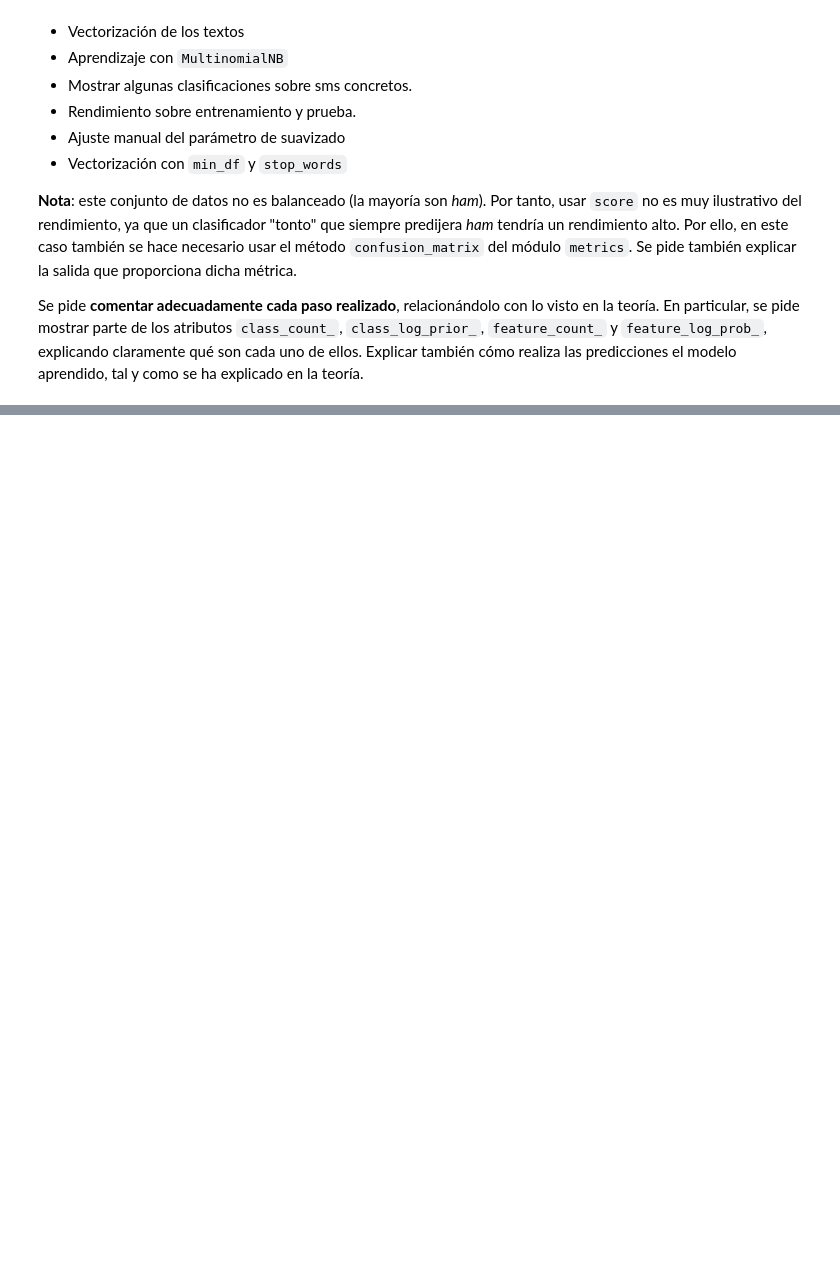
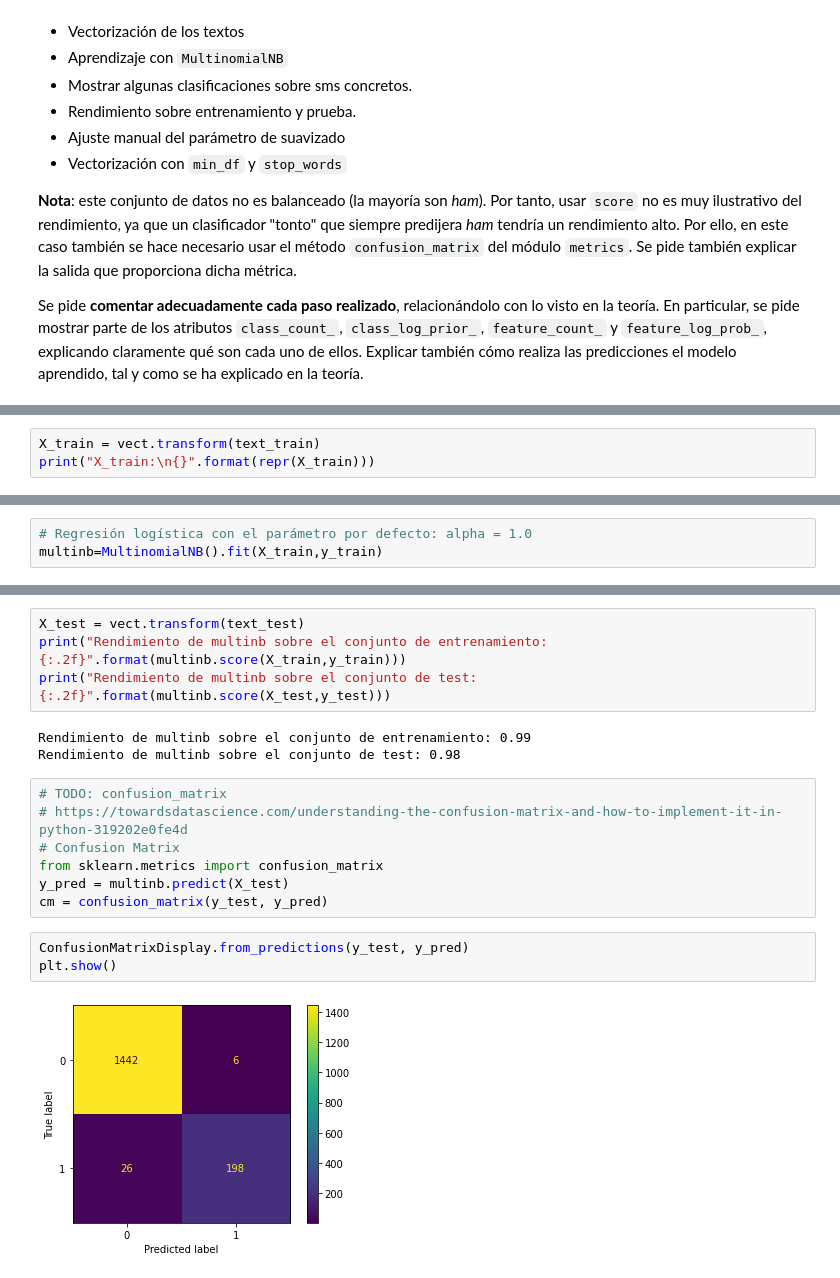
Before and after one commit to serrodcal-MII/AA-02-NB, a Jupyter notebook: Ejercicio Multinomial Naive Bayes.ipynb, the cells around one changed output, grey strips where cells are left out. Saved outputs shown, nothing was run; the diff lists cells and outputs as text; blank space fills up the shorter version.

```diff
--- a/Ejercicio Multinomial Naive Bayes.ipynb
+++ b/Ejercicio Multinomial Naive Bayes.ipynb
@@ -36,0 +111,3 @@ Se pide **comentar adecuadamente cada paso realizado**, relacionándolo con lo v
+# %%
+X_train = vect.transform(text_train)
+print("X_train:\n{}".format(repr(X_train)))
@@ -36,0 +132,3 @@ Se pide **comentar adecuadamente cada paso realizado**, relacionándolo con lo v
+# %%
+# Regresión logística con el parámetro por defecto: alpha = 1.0
+multinb=MultinomialNB().fit(X_train,y_train)
@@ -36,0 +184,19 @@ Se pide **comentar adecuadamente cada paso realizado**, relacionándolo con lo v
+# %%
+X_test = vect.transform(text_test)
+print("Rendimiento de multinb sobre el conjunto de entrenamiento: {:.2f}".format(multinb.score(X_train,y_train)))
+print("Rendimiento de multinb sobre el conjunto de test: {:.2f}".format(multinb.score(X_test,y_test)))
+# %% [output]
+Rendimiento de multinb sobre el conjunto de entrenamiento: 0.99
+Rendimiento de multinb sobre el conjunto de test: 0.98
+# %%
+# TODO: confusion_matrix
+# https://towardsdatascience.com/understanding-the-confusion-matrix-and-how-to-implement-it-in-python-319202e0fe4d
+# Confusion Matrix
+from sklearn.metrics import confusion_matrix
+y_pred = multinb.predict(X_test)
+cm = confusion_matrix(y_test, y_pred)
+# %%
+ConfusionMatrixDisplay.from_predictions(y_test, y_pred)
+plt.show()
+# %% [output]
+[figure, added]
```
Also changed, not shown: parts of 32 cells of this notebook.
